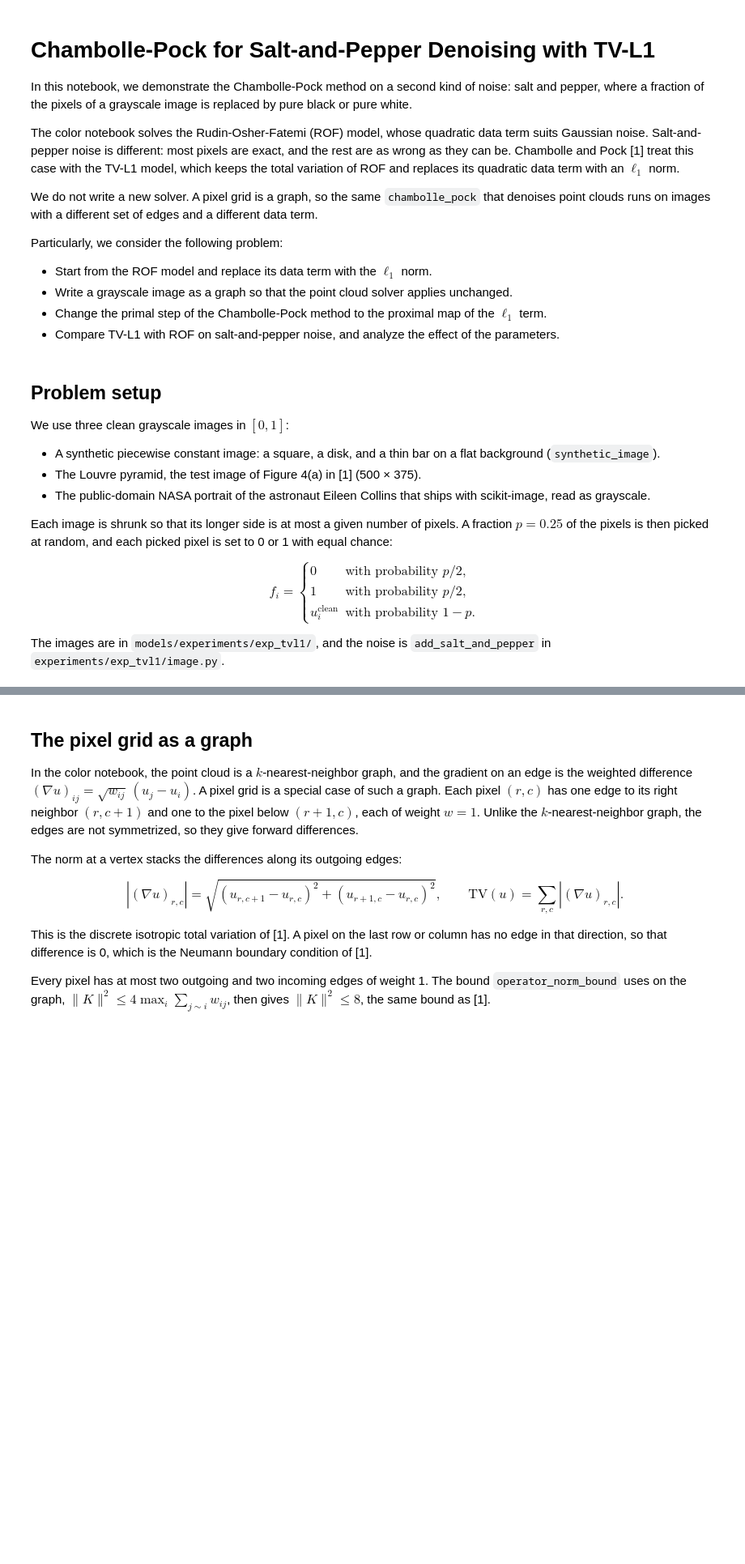
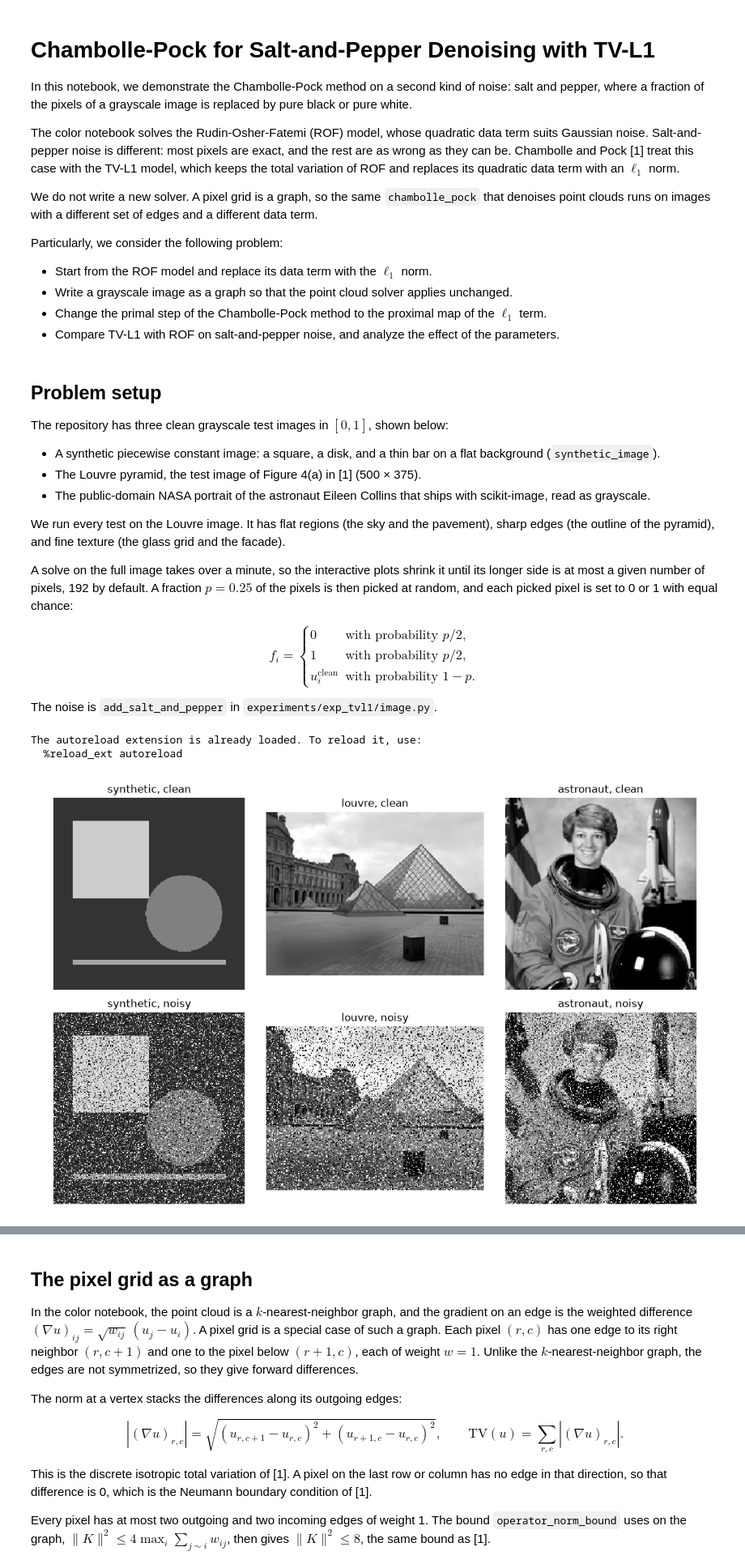
Before and after one commit to aadarshram/Chambolle-Pock-Point-Cloud-Denoising, a Jupyter notebook: notebooks/chambolle_pock_tvl1_denoising.ipynb, the cells around one changed output, grey strips where cells are left out. Shown at 81% size. Drawn from its saved outputs; the diff is of its cells as text; code cells hidden in the pictures; blank space fills up the shorter version.

```diff
--- a/notebooks/chambolle_pock_tvl1_denoising.ipynb
+++ b/notebooks/chambolle_pock_tvl1_denoising.ipynb
@@ -15,12 +15,14 @@ Particularly, we consider the following problem:
 # %% [markdown]
 ## Problem setup
 
-We use three clean grayscale images in $[0, 1]$:
+The repository has three clean grayscale test images in $[0, 1]$, shown below:
 - A synthetic piecewise constant image: a square, a disk, and a thin bar on a flat background (`synthetic_image`).
 - The Louvre pyramid, the test image of Figure 4(a) in [1] (500 × 375).
 - The public-domain NASA portrait of the astronaut Eileen Collins that ships with scikit-image, read as grayscale.
 
-Each image is shrunk so that its longer side is at most a given number of pixels. A fraction $p = 0.25$ of the pixels is then picked at random, and each picked pixel is set to 0 or 1 with equal chance:
+We run every test on the Louvre image. It has flat regions (the sky and the pavement), sharp edges (the outline of the pyramid), and fine texture (the glass grid and the facade).
+
+A solve on the full image takes over a minute, so the interactive plots shrink it until its longer side is at most a given number of pixels, 192 by default. A fraction $p = 0.25$ of the pixels is then picked at random, and each picked pixel is set to 0 or 1 with equal chance:
 
 $$
 f_i =
@@ -31,7 +33,7 @@ u^{\mathrm{clean}}_i & \text{with probability } 1 - p.
 \end{cases}
 $$
 
-The images are in `models/experiments/exp_tvl1/`, and the noise is `add_salt_and_pepper` in `experiments/exp_tvl1/image.py`.
+The noise is `add_salt_and_pepper` in `experiments/exp_tvl1/image.py`.
 # %%
 # The test images are located in `models/experiments/exp_tvl1/`: `louvre.png` from Figure 4 of [1] and `astronaut.png` from scikit-image.
 
@@ -44,44 +46,46 @@ from pathlib import Path
 
 import matplotlib.pyplot as plt
 import numpy as np
 
 ROOT = Path.cwd()
 if not (ROOT / "experiments" / "exp_tvl1").exists():
     ROOT = ROOT.parent
 sys.path[:0] = [str(ROOT / "src"), str(ROOT)]
 
 from cp_pointcloud import denoise_image, tvl1_energy
 from experiments.exp_tvl1.figure import draw_gray_image
 from experiments.exp_tvl1.image import add_salt_and_pepper, image_mse, read_grayscale, synthetic_image
 
 IMAGE_DIR = ROOT / "models" / "experiments" / "exp_tvl1"
-IMAGE_NAMES = ["synthetic", "louvre", "astronaut"]
-SIZE = 128
+LOUVRE_PATH = IMAGE_DIR / "louvre.png"
+SIZE = 192
 FRACTION = 0.25
 SEED = 0
-
-
-def load_image(name, size):
-    if name == "synthetic":
-        return synthetic_image(size)
-    return read_grayscale(IMAGE_DIR / f"{name}.png", size)
 
 
 def make_noisy(clean, fraction):
     return add_salt_and_pepper(clean, fraction, np.random.default_rng(SEED))
 
 
-clean = load_image("synthetic", SIZE)
+clean = read_grayscale(LOUVRE_PATH, SIZE)
 noisy = make_noisy(clean, FRACTION)
 
 # Plot the clean and noisy versions of every test image
+gallery = {
+    "synthetic": synthetic_image(256),
+    "louvre": read_grayscale(LOUVRE_PATH, 256),
+    "astronaut": read_grayscale(IMAGE_DIR / "astronaut.png", 256),
+}
 figure, axes = plt.subplots(2, 3, figsize=(11, 7))
-for column, name in enumerate(IMAGE_NAMES):
-    image = load_image(name, 256)
+for column, (name, image) in enumerate(gallery.items()):
     draw_gray_image(axes[0, column], image, f"{name}, clean")
     draw_gray_image(axes[1, column], make_noisy(image, FRACTION), f"{name}, noisy")
 figure.tight_layout()
 plt.show()
+# %% [output]
+The autoreload extension is already loaded. To reload it, use:
+  %reload_ext autoreload
+[figure, added]
 # %% [markdown]
 ## From ROF to TV-L1
 
```
Also changed, not shown: parts of 8 cells of this notebook.
